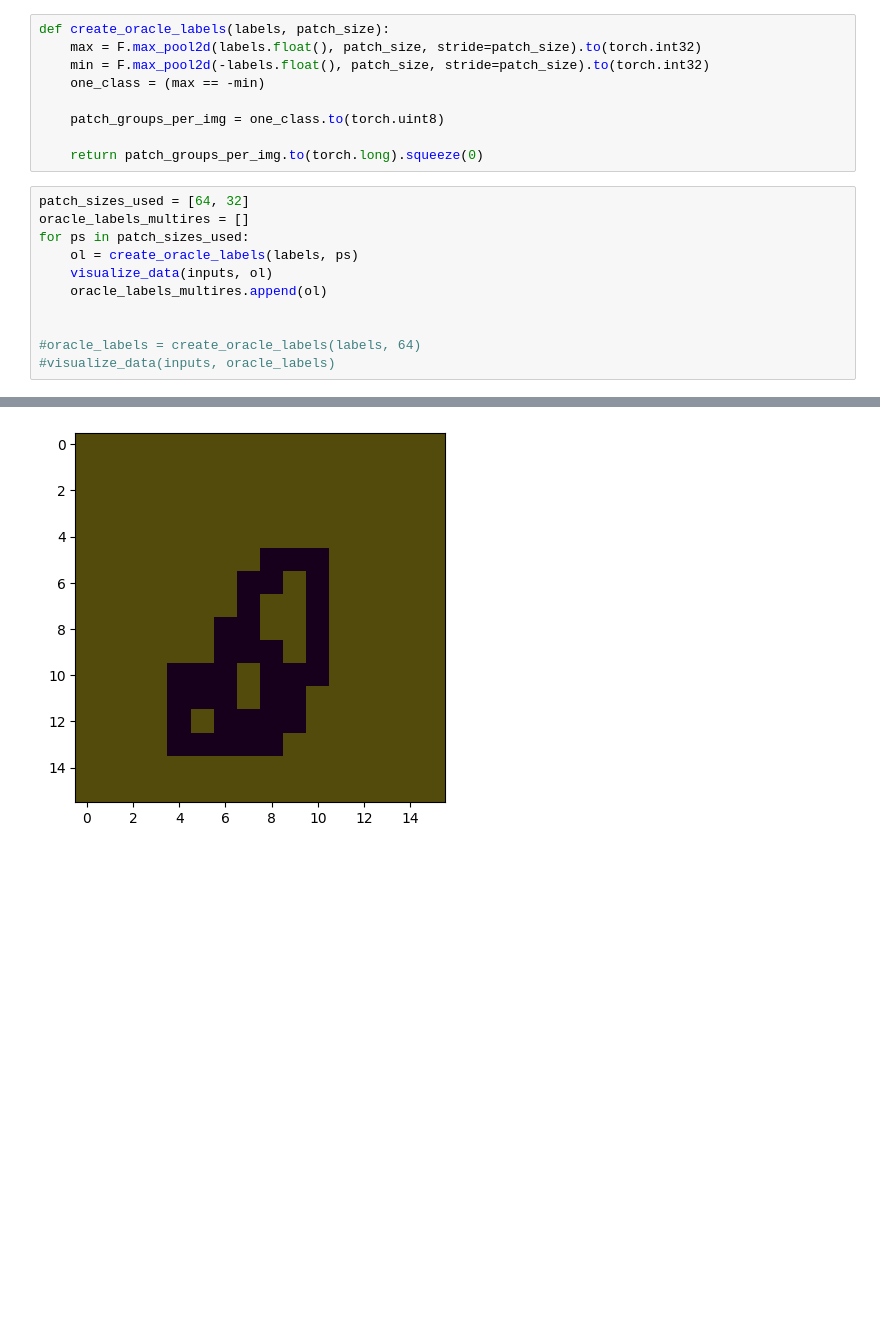
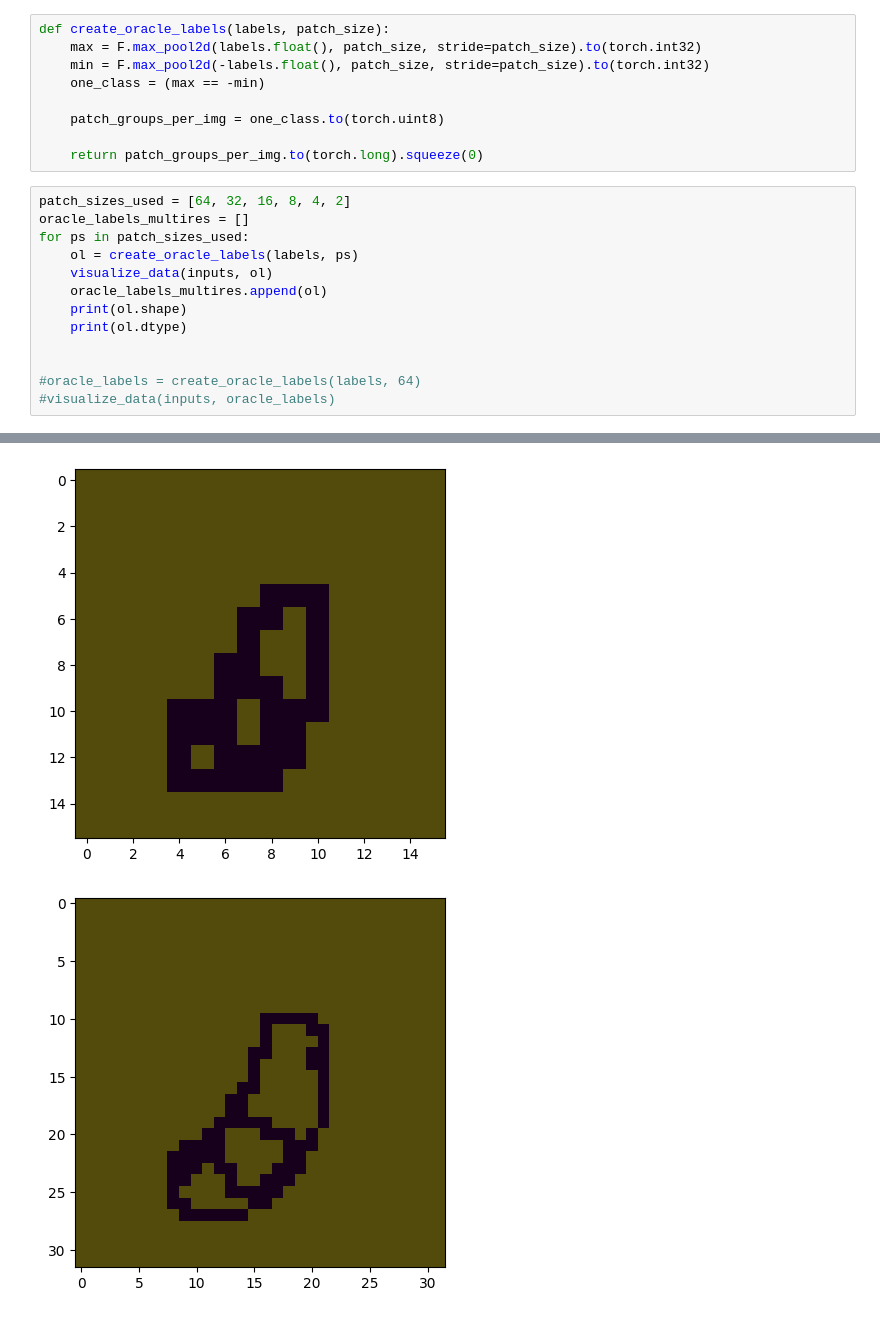
Before and after one commit to Eiphodos/CandidateNet, a Jupyter notebook: CandidateNetworkOracle.ipynb, the cells around one changed output, grey strips where cells are left out. Cells and saved outputs as stored; diff of their text form; blank space fills up the shorter version.

```diff
--- a/CandidateNetworkOracle.ipynb
+++ b/CandidateNetworkOracle.ipynb
@@ -52,12 +53,14 @@ def create_oracle_labels(labels, patch_size):
 
     return patch_groups_per_img.to(torch.long).squeeze(0)
 # %%
-patch_sizes_used = [64, 32]
+patch_sizes_used = [64, 32, 16, 8, 4, 2]
 oracle_labels_multires = []
 for ps in patch_sizes_used:
     ol = create_oracle_labels(labels, ps)
     visualize_data(inputs, ol)
     oracle_labels_multires.append(ol)
+    print(ol.shape)
+    print(ol.dtype)
 
 
 #oracle_labels = create_oracle_labels(labels, 64)
@@ -66,2 +81,3 @@ for ps in patch_sizes_used:
 [figure]
 [figure]
+[figure, added]
```
Also changed, not shown: parts of 6 cells of this notebook, 3 other files.
